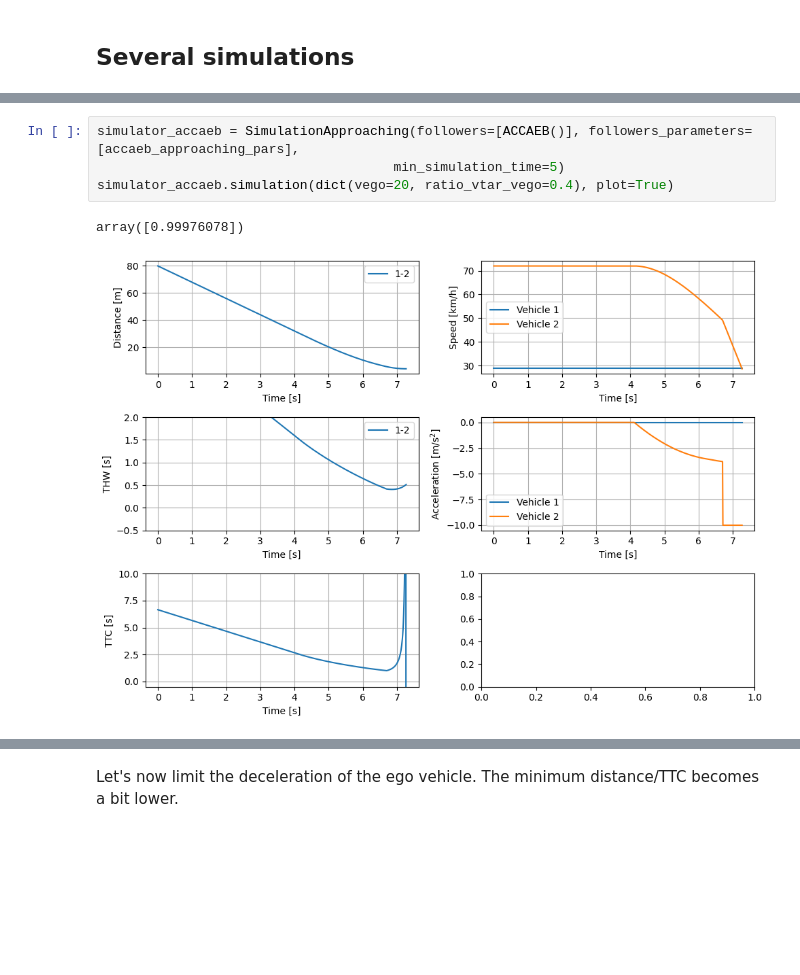
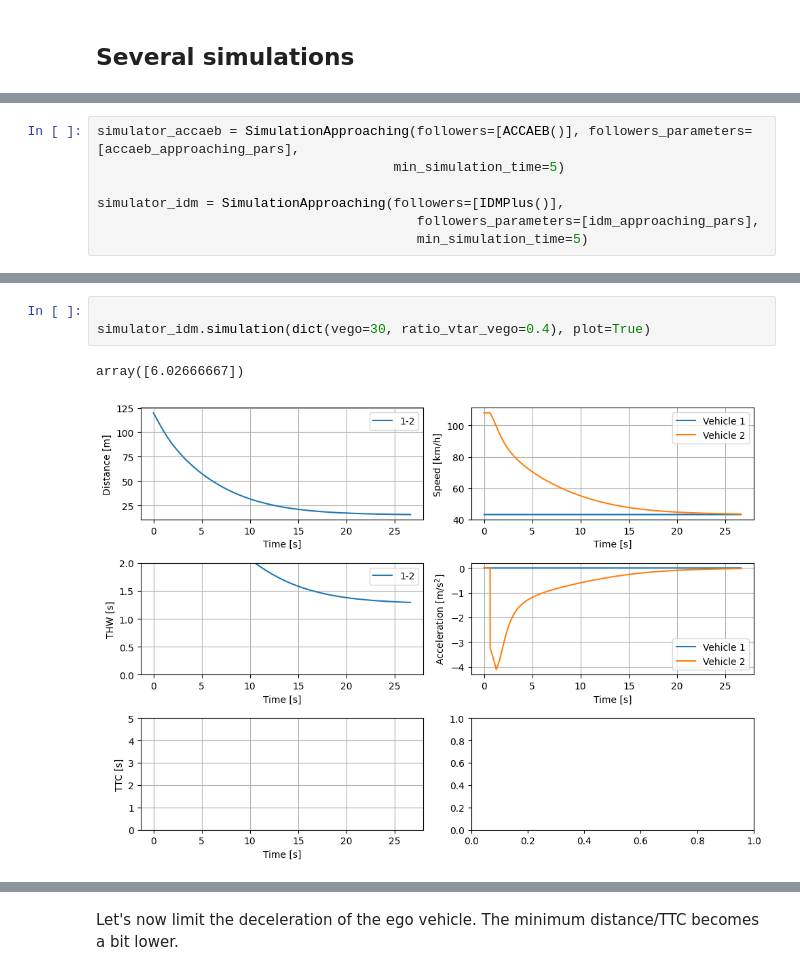
Before and after one commit to juittenbogaard/ScenarioRiskQuantification, a Jupyter notebook: approaching_slower_vehicle.ipynb, the cells around one changed output, grey strips where cells are left out. Cells and saved outputs as stored; diff of their text form; blank space fills up the shorter version.

```diff
--- a/approaching_slower_vehicle.ipynb
+++ b/approaching_slower_vehicle.ipynb
@@ -19 +19,8 @@ Below, two simulations are performed. One in which the ego vehicle is controlled
+# %%
+simulator_accaeb = SimulationApproaching(followers=[ACCAEB()], followers_parameters=[accaeb_approaching_pars],
+                                      min_simulation_time=5)
+
+simulator_idm = SimulationApproaching(followers=[IDMPlus()],
+                                         followers_parameters=[idm_approaching_pars],
+                                         min_simulation_time=5)
 # %%
@@ -26,7 +31,6 @@ array([0.89368123])
 # %%
-simulator_accaeb = SimulationApproaching(followers=[ACCAEB()], followers_parameters=[accaeb_approaching_pars],
-                                      min_simulation_time=5)
-simulator_accaeb.simulation(dict(vego=20, ratio_vtar_vego=0.4), plot=True)
+
+simulator_idm.simulation(dict(vego=30, ratio_vtar_vego=0.4), plot=True)
 # %% [output]
-array([0.99976078])
+array([6.02666667])
-[figure, old version]
+[figure, new version]
```
Also changed, not shown: parts of 10 cells of this notebook, 1 other file.
